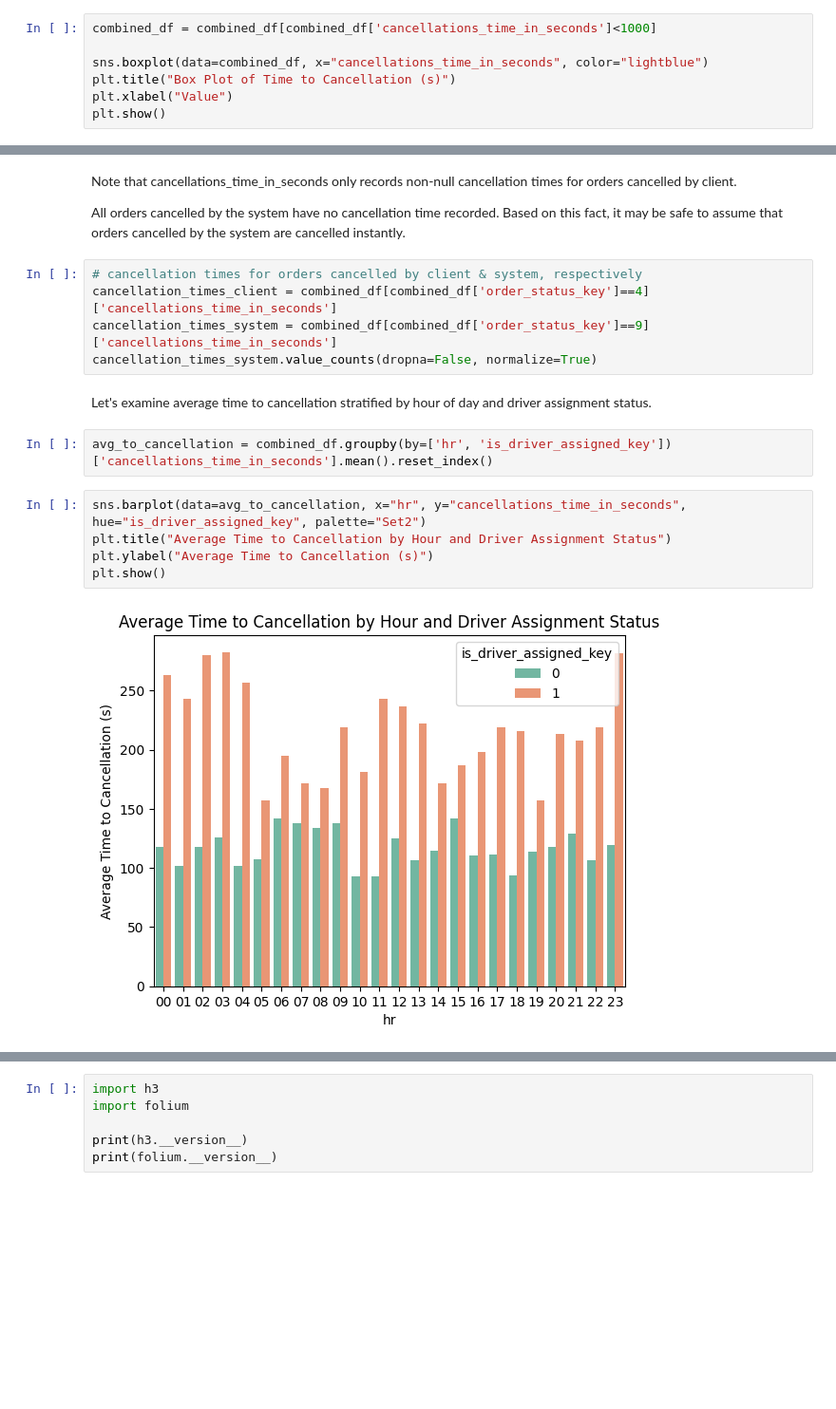
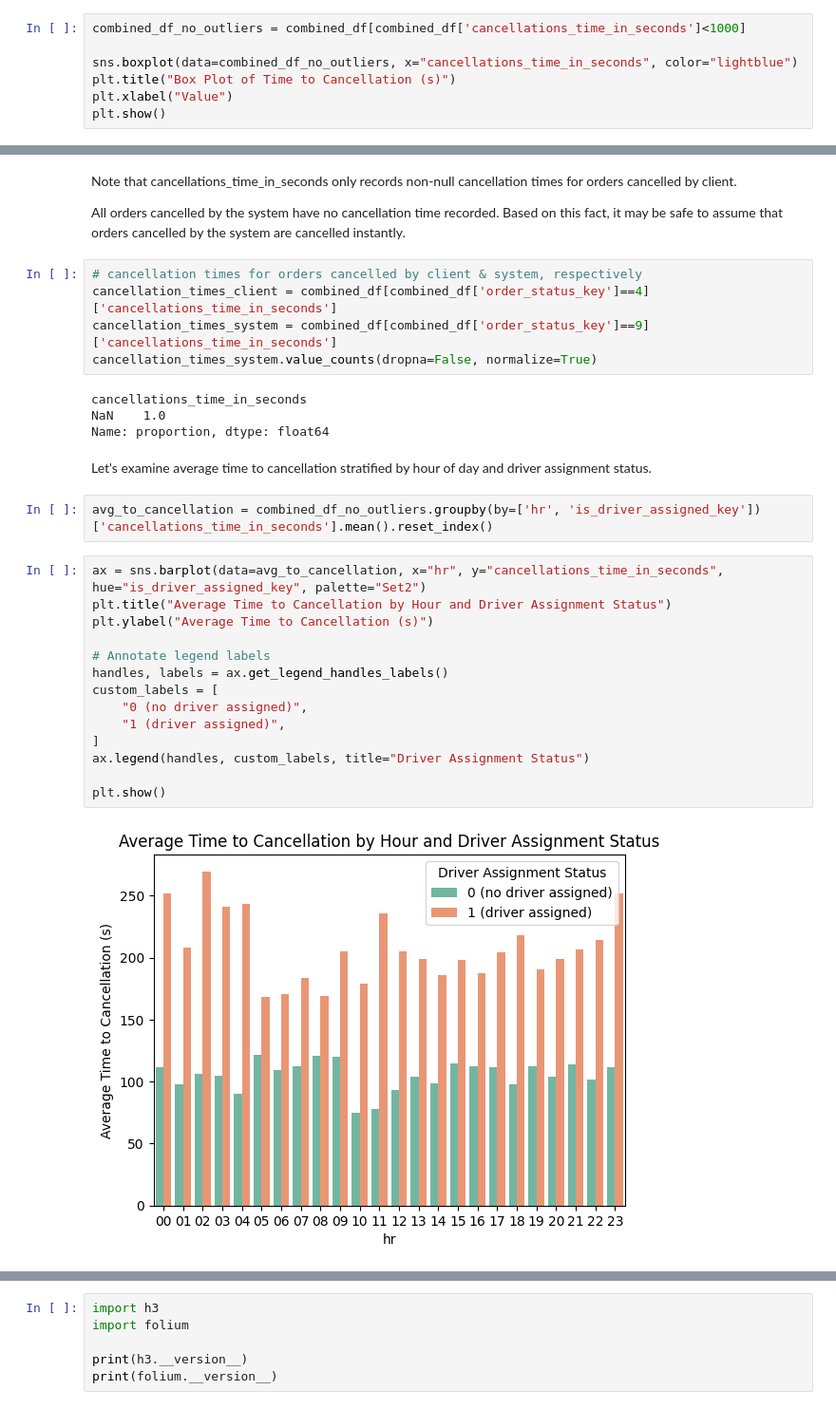
Before and after one commit to jimin-kang/Insights-from-Failed-Orders, a Jupyter notebook: analysis.ipynb, the cells around one changed output, grey strips where cells are left out. Shown: that part at 95% size. Drawn from its saved outputs; the diff is of its cells as text; blank space fills up the shorter version.

```diff
--- a/analysis.ipynb
+++ b/analysis.ipynb
@@ -277,9 +278,9 @@ Name: cancellations_time_in_seconds, dtype: float64
 
 Let's remove orders w/ cancellation time above 1000 seconds.
 # %%
-combined_df = combined_df[combined_df['cancellations_time_in_seconds']<1000]
+combined_df_no_outliers = combined_df[combined_df['cancellations_time_in_seconds']<1000]
 
-sns.boxplot(data=combined_df, x="cancellations_time_in_seconds", color="lightblue")
+sns.boxplot(data=combined_df_no_outliers, x="cancellations_time_in_seconds", color="lightblue")
 plt.title("Box Plot of Time to Cancellation (s)")
 plt.xlabel("Value")
 plt.show()
@@ -294,15 +295,28 @@ All orders cancelled by the system have no cancellation time recorded. Based on
 cancellation_times_client = combined_df[combined_df['order_status_key']==4]['cancellations_time_in_seconds']
 cancellation_times_system = combined_df[combined_df['order_status_key']==9]['cancellations_time_in_seconds']
 cancellation_times_system.value_counts(dropna=False, normalize=True)
+# %% [output]
+cancellations_time_in_seconds
+NaN    1.0
+Name: proportion, dtype: float64
 # %% [markdown]
 Let's examine average time to cancellation stratified by hour of day and driver assignment status.
 # %%
-avg_to_cancellation = combined_df.groupby(by=['hr', 'is_driver_assigned_key'])['cancellations_time_in_seconds'].mean().reset_index()
+avg_to_cancellation = combined_df_no_outliers.groupby(by=['hr', 'is_driver_assigned_key'])['cancellations_time_in_seconds'].mean().reset_index()
 # %%
-sns.barplot(data=avg_to_cancellation, x="hr", y="cancellations_time_in_seconds", hue="is_driver_assigned_key", palette="Set2")
+ax = sns.barplot(data=avg_to_cancellation, x="hr", y="cancellations_time_in_seconds", hue="is_driver_assigned_key", palette="Set2")
 plt.title("Average Time to Cancellation by Hour and Driver Assignment Status")
 plt.ylabel("Average Time to Cancellation (s)")
+
+# Annotate legend labels
+handles, labels = ax.get_legend_handles_labels()
+custom_labels = [
+    "0 (no driver assigned)",
+    "1 (driver assigned)",
+]
+ax.legend(handles, custom_labels, title="Driver Assignment Status")
+
 plt.show()
 # %% [output]
-[figure, old version]
+[figure, new version]
 # %% [markdown]
```
Also changed, not shown: parts of 22 cells of this notebook.
